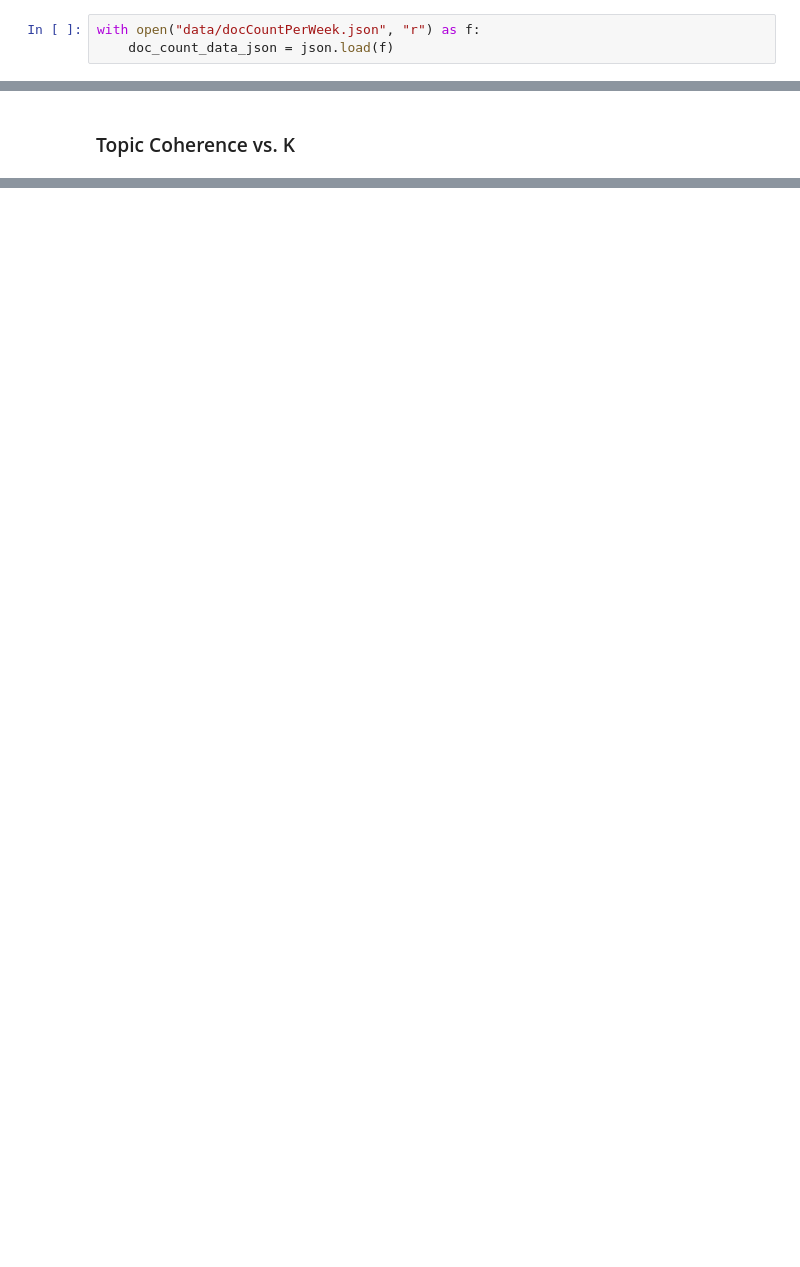
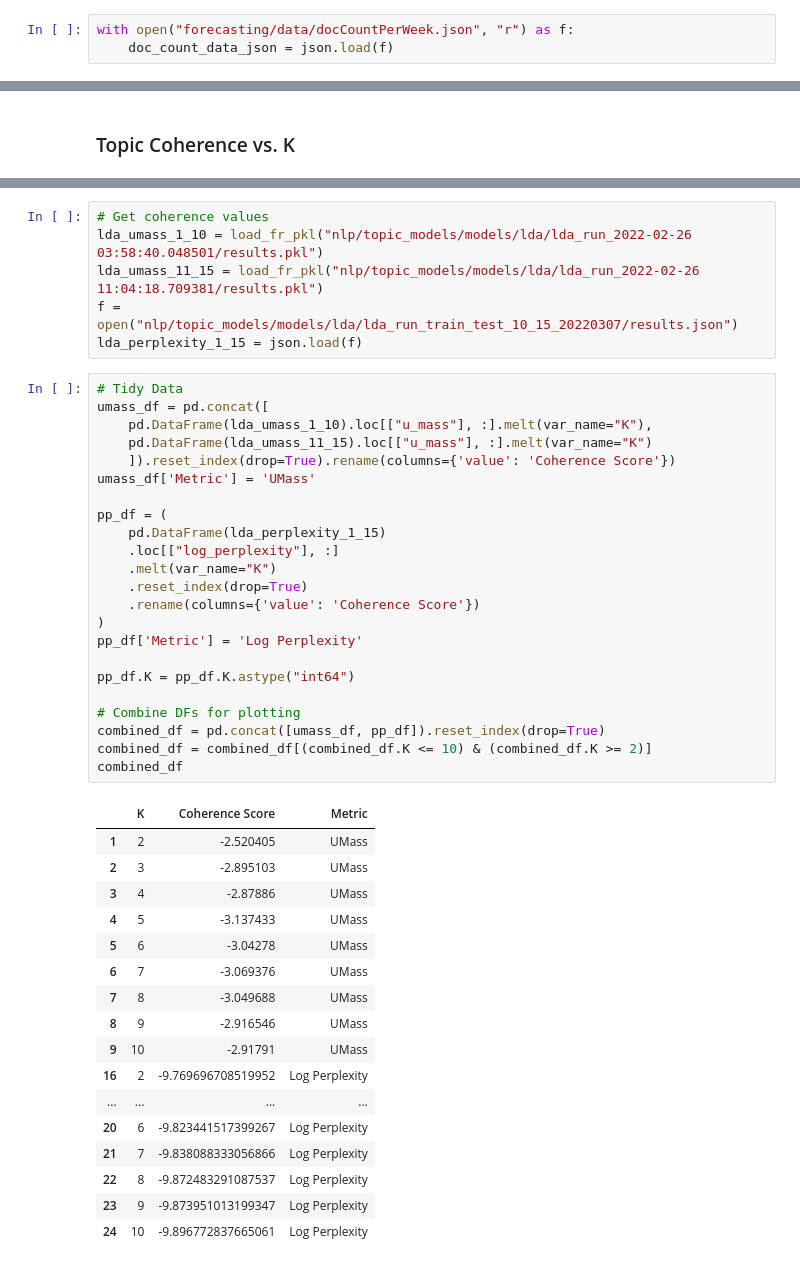
Before and after one commit to ChristopherLiew/Crypto-Uncertainty-Index, a Jupyter notebook: forecasting/plotting.ipynb, the cells around one changed output, grey strips where cells are left out. Saved outputs shown, nothing was run; the diff lists cells and outputs as text; blank space fills up the shorter version.

Commit message:
Updated topic model eval and added time series seasonality checks + reworked price returns correlation

```diff
--- a/forecasting/plotting.ipynb
+++ b/forecasting/plotting.ipynb
@@ -83,7 +88,7 @@ ucry_line
 * Doc count per Week
 * Doc count per Week broken down by Subreddit
 # %%
-with open("data/docCountPerWeek.json", "r") as f:
+with open("forecasting/data/docCountPerWeek.json", "r") as f:
     doc_count_data_json = json.load(f)
 # %%
 doc_count_data = (
@@ -242,0 +168,47 @@ alt.Chart(coherence_scores_df).mark_line().encode(
+# %%
+# Get coherence values
+lda_umass_1_10 = load_fr_pkl("nlp/topic_models/models/lda/lda_run_2022-02-26 03:58:40.048501/results.pkl")
+lda_umass_11_15 = load_fr_pkl("nlp/topic_models/models/lda/lda_run_2022-02-26 11:04:18.709381/results.pkl")
+f = open("nlp/topic_models/models/lda/lda_run_train_test_10_15_20220307/results.json")
+lda_perplexity_1_15 = json.load(f)
+# %%
+# Tidy Data
+umass_df = pd.concat([
+    pd.DataFrame(lda_umass_1_10).loc[["u_mass"], :].melt(var_name="K"),
+    pd.DataFrame(lda_umass_11_15).loc[["u_mass"], :].melt(var_name="K")
+    ]).reset_index(drop=True).rename(columns={'value': 'Coherence Score'})
+umass_df['Metric'] = 'UMass'
+
+pp_df = (
+    pd.DataFrame(lda_perplexity_1_15)
+    .loc[["log_perplexity"], :]
+    .melt(var_name="K")
+    .reset_index(drop=True)
+    .rename(columns={'value': 'Coherence Score'})
+)
+pp_df['Metric'] = 'Log Perplexity'
+
+pp_df.K = pp_df.K.astype("int64")
+
+# Combine DFs for plotting
+combined_df = pd.concat([umass_df, pp_df]).reset_index(drop=True)
+combined_df = combined_df[(combined_df.K <= 10) & (combined_df.K >= 2)]
+combined_df
+# %% [output]
+|  | K | Coherence Score | Metric |
+| 1 | 2 | -2.520405 | UMass |
+| 2 | 3 | -2.895103 | UMass |
+| 3 | 4 | -2.87886 | UMass |
+| 4 | 5 | -3.137433 | UMass |
+| 5 | 6 | -3.04278 | UMass |
+| 6 | 7 | -3.069376 | UMass |
+| 7 | 8 | -3.049688 | UMass |
+| 8 | 9 | -2.916546 | UMass |
+| 9 | 10 | -2.91791 | UMass |
+| 16 | 2 | -9.769696708519952 | Log Perplexity |
+| ... | ... | ... | ... |
+| 20 | 6 | -9.823441517399267 | Log Perplexity |
+| 21 | 7 | -9.838088333056866 | Log Perplexity |
+| 22 | 8 | -9.872483291087537 | Log Perplexity |
+| 23 | 9 | -9.873951013199347 | Log Perplexity |
+| 24 | 10 | -9.896772837665061 | Log Perplexity |
```
Also changed, not shown: parts of 10 cells of this notebook, 3 other files.
